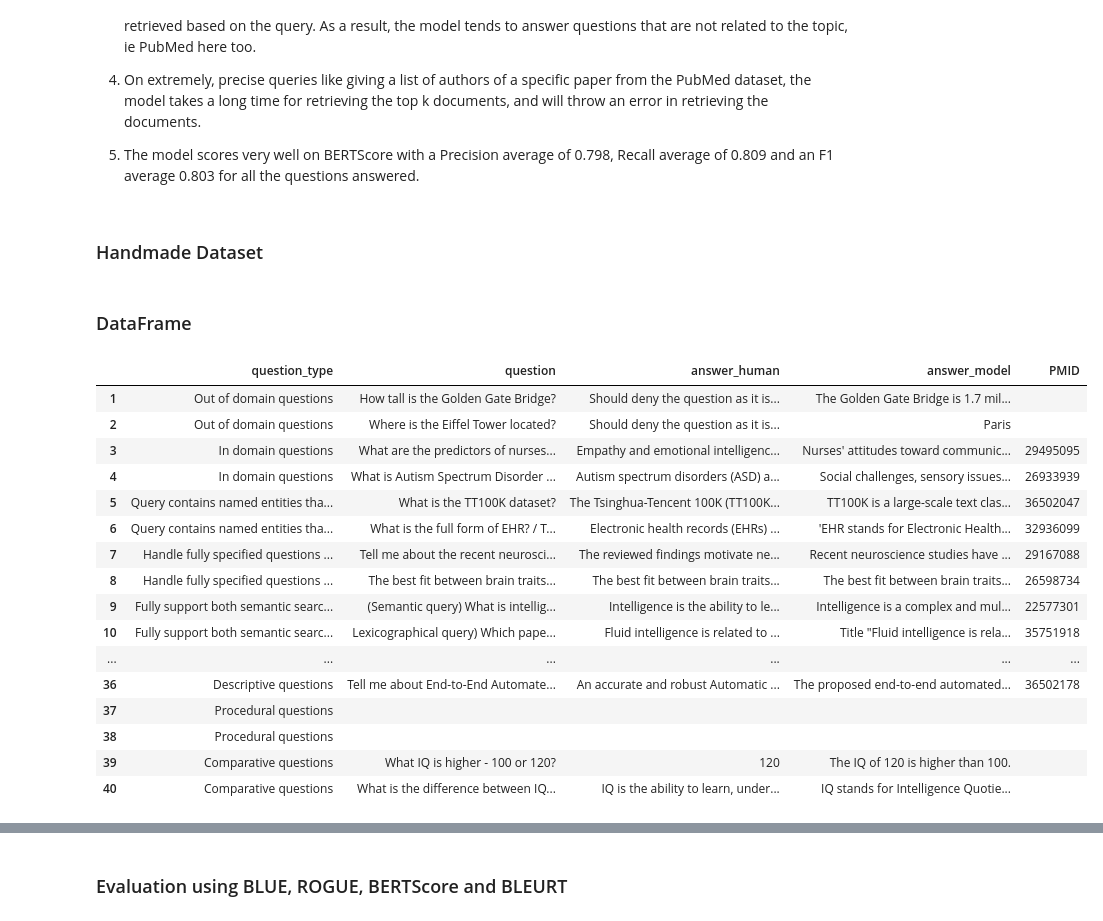
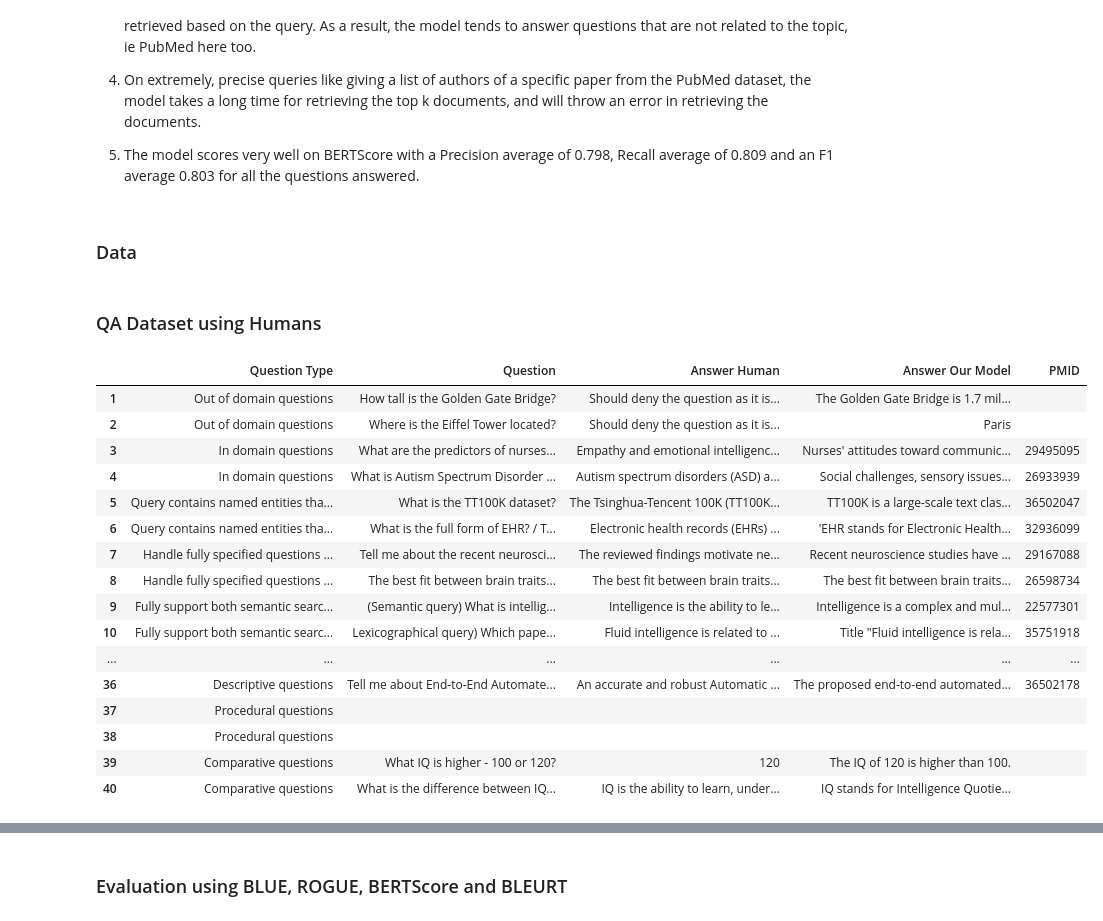
Before and after one commit to KennyLoRI/pubMedNLP, a Jupyter notebook: kedronlp/notebooks/Evaluation.ipynb, the cells around one changed output, grey strips where cells are left out. Saved outputs shown, nothing was run; the diff lists cells and outputs as text; code cells hidden in the pictures.

```diff
--- a/kedronlp/notebooks/Evaluation.ipynb
+++ b/kedronlp/notebooks/Evaluation.ipynb
@@ -10,3 +10,5 @@
 3. No matter the question, due to the nature of using a vector based database, there is always a set of documents retrieved based on the query. As a result, the model tends to answer questions that are not related to the topic, ie PubMed here too.
 4. On extremely, precise queries like giving a list of authors of a specific paper from the PubMed dataset, the model takes a long time for retrieving the top k documents, and will throw an error in retrieving the documents.
 5. The model scores very well on BERTScore with a Precision average of 0.798, Recall average of 0.809 and an F1 average 0.803 for all the questions answered.
+# %% [markdown]
+### Data
@@ -13,2 +248,2 @@
 # %% [markdown]
-### Handmade Dataset
+### QA Dataset using Humans
@@ -248,14 +250,12 @@ data = {
-# %% [markdown]
-### DataFrame
 # %%
 import pandas as pd
 
-df = pd.DataFrame(data)
-df.index += 1
+df_human = pd.DataFrame(data)
+df_human.index += 1
 
-df.head(40)
+df_human.head(40)
 # %% [output]
-|  | question_type | question | answer_human | answer_model | PMID |
+|  | Question Type | Question | Answer Human | Answer Our Model | PMID |
 | 1 | Out of domain questions | How tall is the Golden Gate Bridge? | Should deny the question as it is... | The Golden Gate Bridge is 1.7 mil... |  |
 | 2 | Out of domain questions | Where is the Eiffel Tower located? | Should deny the question as it is... | Paris |  |
 | 3 | In domain questions | What are the predictors of nurses... | Empathy and emotional intelligenc... | Nurses' attitudes toward communic... | 29495095 |
```
Also changed, not shown: parts of 6 cells of this notebook, 2 other files.
